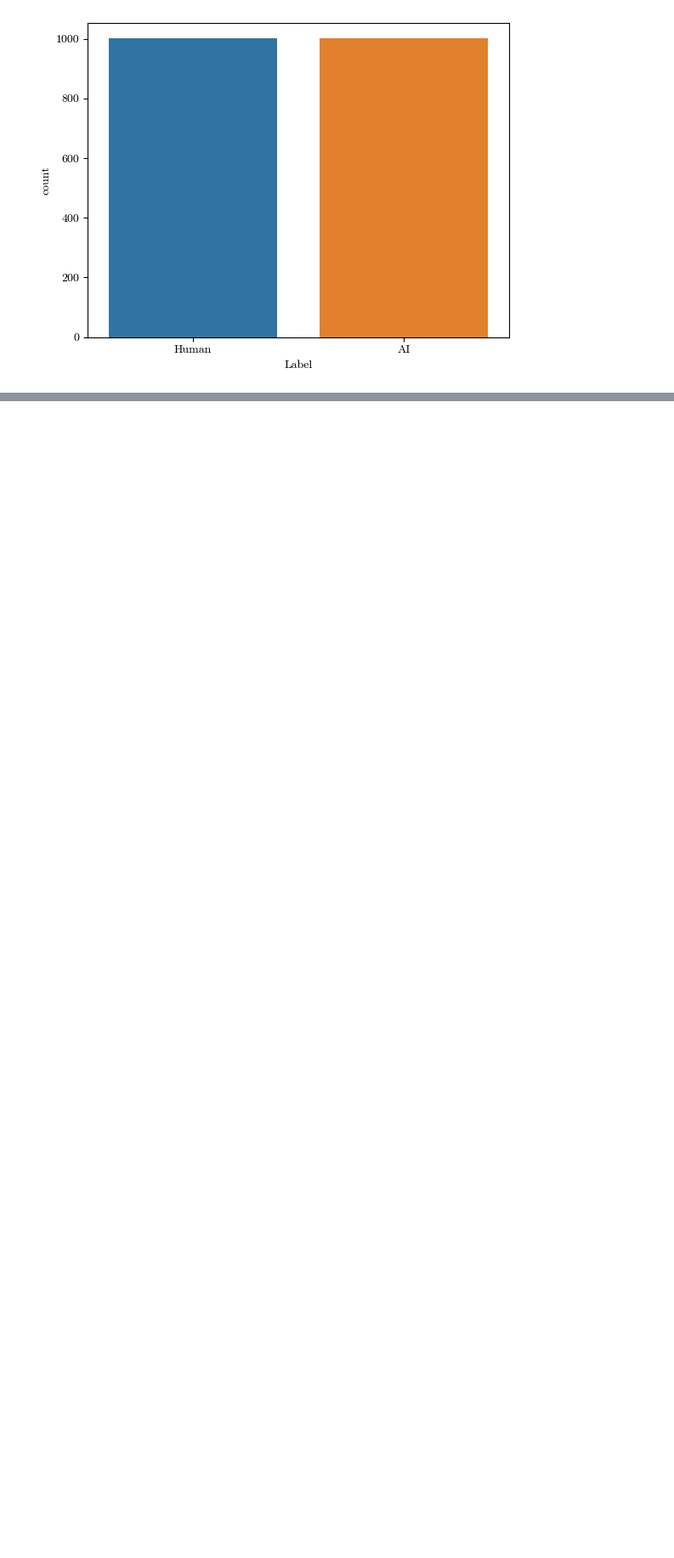
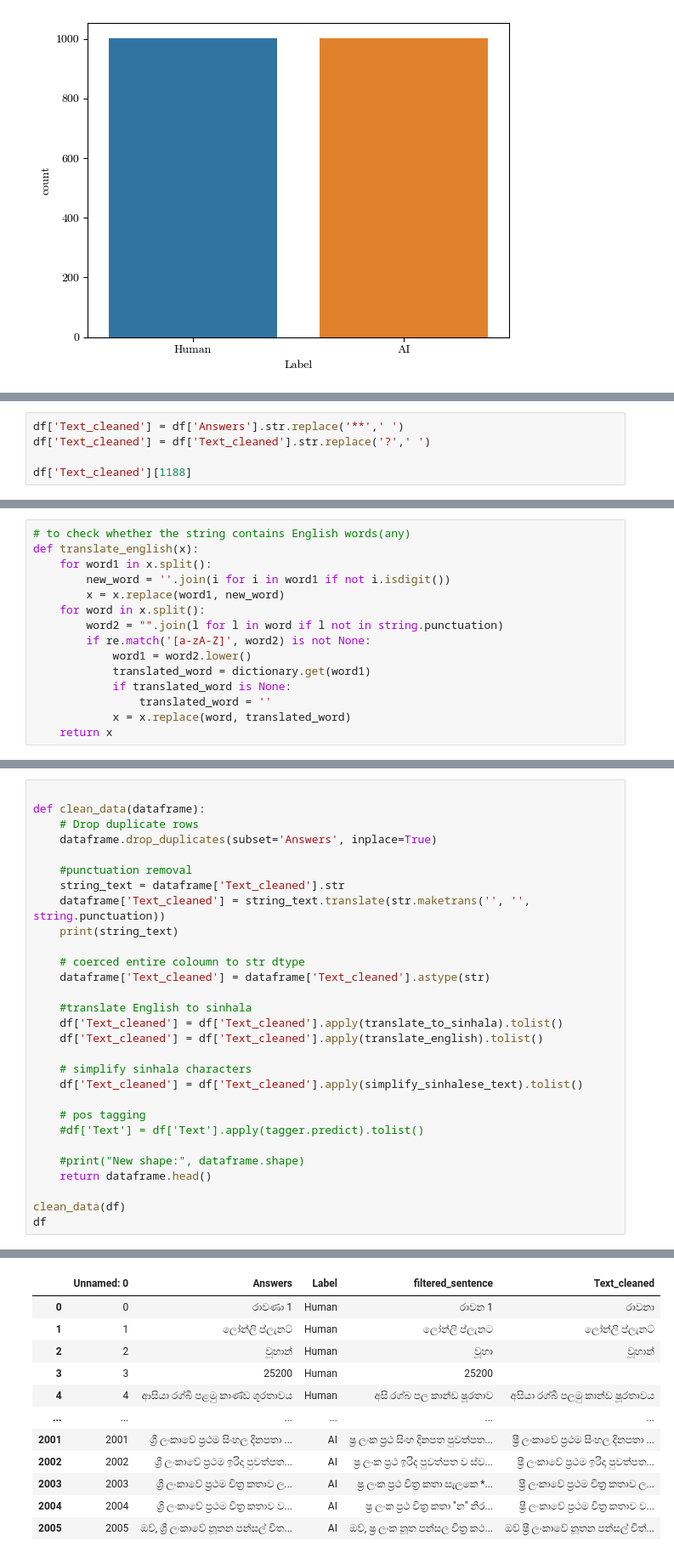
Before and after one commit to Dushmanthr/Sinhala_AI_Generated_Answer_Detection, a Jupyter notebook: My_research_new.ipynb, the cells around one changed output, grey strips where cells are left out. Shown: that part at 85% size. Drawn from its saved outputs; the diff is of its cells as text; blank space fills up the shorter version.

```diff
--- a/My_research_new.ipynb
+++ b/My_research_new.ipynb
@@ -142,0 +406,5 @@ TypeError: read_excel() got an unexpected keyword argument 'error_bad_lines'
+# %%
+df['Text_cleaned'] = df['Answers'].str.replace('**',' ')
+df['Text_cleaned'] = df['Text_cleaned'].str.replace('?',' ')
+
+df['Text_cleaned'][1188]
@@ -142,0 +422,15 @@ TypeError: read_excel() got an unexpected keyword argument 'error_bad_lines'
+# %%
+# to check whether the string contains English words(any)
+def translate_english(x):
+    for word1 in x.split():
+        new_word = ''.join(i for i in word1 if not i.isdigit())
+        x = x.replace(word1, new_word)
+    for word in x.split():
+        word2 = "".join(l for l in word if l not in string.punctuation)
+        if re.match('[a-zA-Z]', word2) is not None:
+            word1 = word2.lower()
+            translated_word = dictionary.get(word1)
+            if translated_word is None:
+                translated_word = ''
+            x = x.replace(word, translated_word)
+    return x
@@ -142,0 +452,30 @@ TypeError: read_excel() got an unexpected keyword argument 'error_bad_lines'
+# %%
+
+def clean_data(dataframe):
+    # Drop duplicate rows
+    dataframe.drop_duplicates(subset='Answers', inplace=True)
+
+    #punctuation removal
+    string_text = dataframe['Text_cleaned'].str
+    dataframe['Text_cleaned'] = string_text.translate(str.maketrans('', '', string.punctuation))
+    print(string_text)
+
+    # coerced entire coloumn to str dtype
+    dataframe['Text_cleaned'] = dataframe['Text_cleaned'].astype(str)
+
+    #translate English to sinhala
+    df['Text_cleaned'] = df['Text_cleaned'].apply(translate_to_sinhala).tolist()
+    df['Text_cleaned'] = df['Text_cleaned'].apply(translate_english).tolist()
+
+    # simplify sinhala characters
+    df['Text_cleaned'] = df['Text_cleaned'].apply(simplify_sinhalese_text).tolist()
+
+    # pos tagging
+    #df['Text'] = df['Text'].apply(tagger.predict).tolist()
+
+    #print("New shape:", dataframe.shape)
+    return dataframe.head()
+
+clean_data(df)
+df
+# %% [output]
@@ -142,0 +483,12 @@ TypeError: read_excel() got an unexpected keyword argument 'error_bad_lines'
+|  | Unnamed: 0 | Answers | Label | filtered_sentence | Text_cleaned |
+| 0 | 0 | රාවණා 1 | Human | රාවන 1 | රාවනා |
+| 1 | 1 | ලෝන්ලි ප්ලැනට් | Human | ලෝන්ලි ප්ලැනට | ලෝන්ලි ප්ලැනට් |
+| 2 | 2 | වූහාන් | Human | වූහා | වූහාන් |
+| 3 | 3 | 25200 | Human | 25200 |  |
+| 4 | 4 | ආසියා රග්බී පළමු කාණ්ඩ ශූරතාවය | Human | අසි රග්බ පල කාන්ඩ ෂූරතාව | අසියා රග්බී පලමු කාන්ඩ ෂූරතාවය |
+| ... | ... | ... | ... | ... | ... |
+| 2001 | 2001 | ශ්‍රී ලංකාවේ ප්‍රථම සිංහල දිනපතා ... | AI | ෂ්‍ර ලංක ප්‍රථ සිංහ දිනපත පුවත්පත... | ෂ්‍රී ලංකාවේ ප්‍රථම සිංහල දිනපතා ... |
+| 2002 | 2002 | ශ්‍රී ලංකාවේ ප්‍රථම ඉරිදා පුවත්පත... | AI | ෂ්‍ර ලංක ප්‍රථ ඉරිද පුවත්පත ව ස්ව... | ෂ්‍රී ලංකාවේ ප්‍රථම ඉරිදා පුවත්පත... |
+| 2003 | 2003 | ශ්‍රී ලංකාවේ ප්‍රථම චිත්‍ර කතාව ල... | AI | ෂ්‍ර ලංක ප්‍රථ චිත්‍ර කතා සැලකෙ *... | ෂ්‍රී ලංකාවේ ප්‍රථම චිත්‍ර කතාව ල... |
+| 2004 | 2004 | ශ්‍රී ලංකාවේ ප්‍රථම චිත්‍ර කතාව ව... | AI | ෂ්‍ර ලංක ප්‍රථ චිත්‍ර කතා "න" නිර... | ෂ්‍රී ලංකාවේ ප්‍රථම චිත්‍ර කතාව ව... |
+| 2005 | 2005 | ඔව්, ශ්‍රී ලංකාවේ නූතන පන්සල් චිත... | AI | ඔව්, ෂ්‍ර ලංක නූත පන්සල චිත්‍ර කථ... | ඔව් ෂ්‍රී ලංකාවේ නූතන පන්සල් චිත්... |
```
Also changed, not shown: parts of 24 cells of this notebook.
